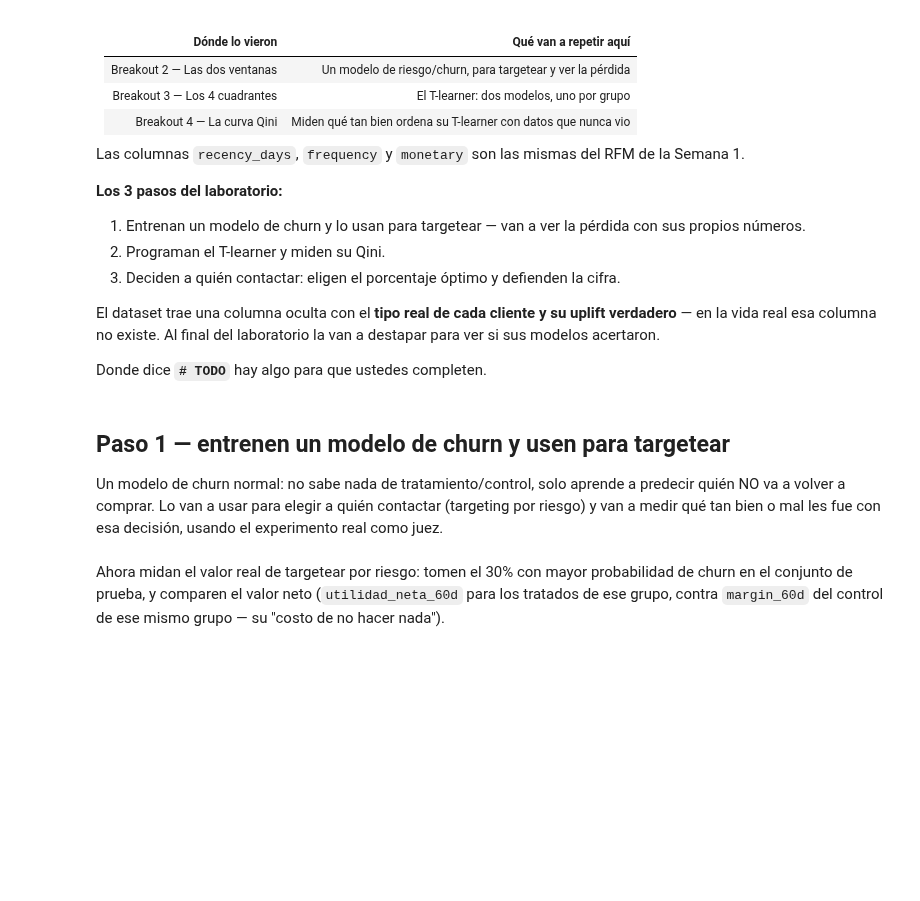
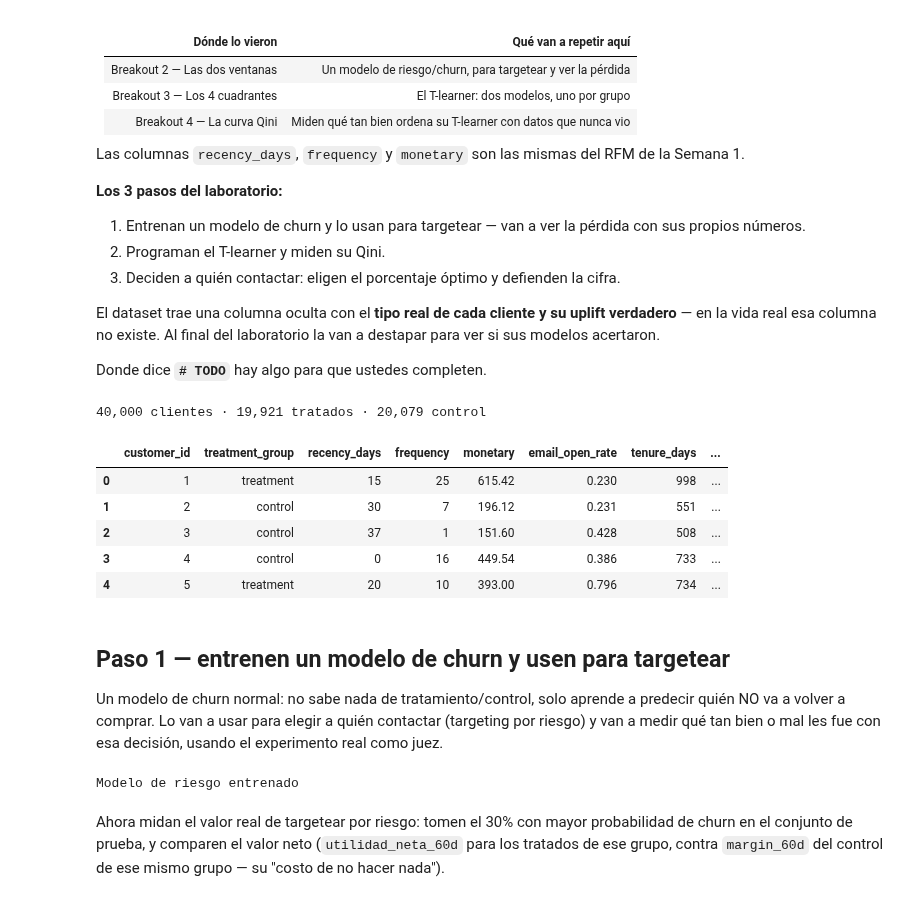
Before and after one commit to lopezsanty12/marketing-analytics-santiago-lopez, a Jupyter notebook: Semana_3/Tarea/laboratorio_final.ipynb, the cells around one changed output. Cells and saved outputs as stored; diff of their text form; code cells hidden in the pictures; blank space fills up the shorter version.

```diff
--- a/Semana_3/Tarea/laboratorio_final.ipynb
+++ b/Semana_3/Tarea/laboratorio_final.ipynb
@@ -29,12 +29,20 @@ Donde dice **`# TODO`** hay algo para que ustedes completen.
 # %%
 import pandas as pd
 import numpy as np
 from sklearn.linear_model import LogisticRegression
 from sklearn.model_selection import train_test_split
 
-df = pd.read_csv("data/uplift_campaign.csv")
+df = pd.read_csv("/content/uplift_campaign.csv")
 print(f"{len(df):,} clientes · {(df['treatment_group']=='treatment').sum():,} tratados · {(df['treatment_group']=='control').sum():,} control")
 df.head()
+# %% [output]
+40,000 clientes · 19,921 tratados · 20,079 control
+|  | customer_id | treatment_group | recency_days | frequency | monetary | email_open_rate | tenure_days | ... |
+| 0 | 1 | treatment | 15 | 25 | 615.42 | 0.230 | 998 | ... |
+| 1 | 2 | control | 30 | 7 | 196.12 | 0.231 | 551 | ... |
+| 2 | 3 | control | 37 | 1 | 151.60 | 0.428 | 508 | ... |
+| 3 | 4 | control | 0 | 16 | 449.54 | 0.386 | 733 | ... |
+| 4 | 5 | treatment | 20 | 10 | 393.00 | 0.796 | 734 | ... |
 # %% [markdown]
 ## Paso 1 — entrenen un modelo de churn y usen para targetear
 
@@ -50,11 +58,13 @@ train_churn = train.copy()
 train_churn["churned"] = 1 - train_churn["responded_60d"]
 
 # TODO: entrenen el modelo de riesgo/churn con SOLO los datos de entrenamiento
-modelo_riesgo = ...   # <-- reemplacen esto: LogisticRegression(max_iter=1000).fit(X, y)
+modelo_riesgo = LogisticRegression(max_iter=1000, random_state=42).fit(train_churn[FEATURES], train_churn["churned"])
 
 test = test.copy()
 test["prob_churn"] = modelo_riesgo.predict_proba(test[FEATURES])[:, 1]
 print("Modelo de riesgo entrenado")
+# %% [output]
+Modelo de riesgo entrenado
 # %% [markdown]
 Ahora midan el valor real de targetear por riesgo: tomen el 30% con mayor probabilidad de
 churn en el conjunto de prueba, y comparen el valor neto (`utilidad_neta_60d` para los
```
Also changed, not shown: parts of 6 cells of this notebook.
